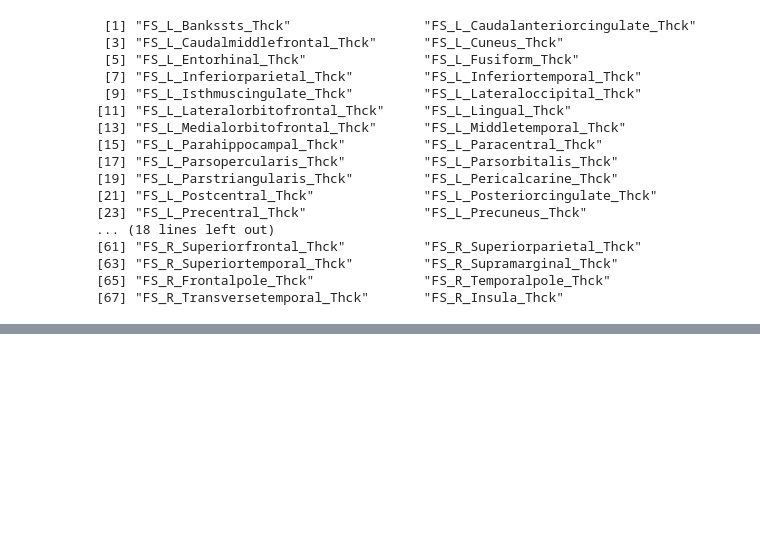
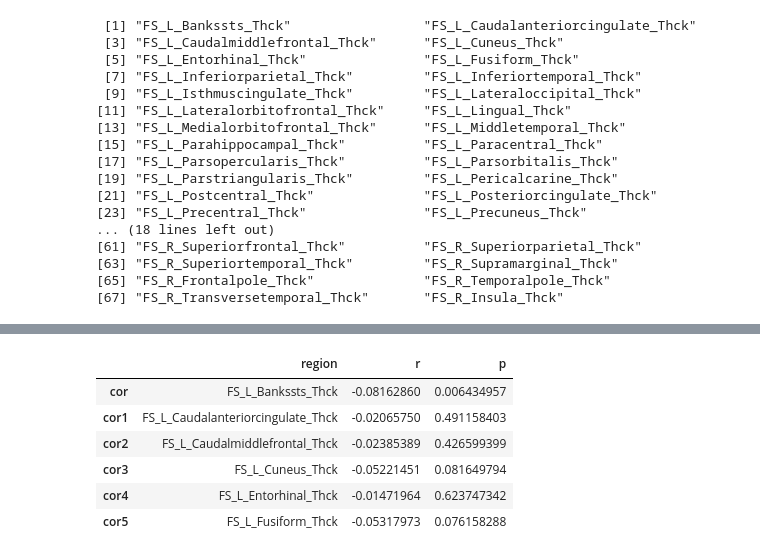
Before and after one commit to TU-Coding-Outreach-Group/cog_summer_workshops_2020, a Jupyter notebook: open-access-datasets/open_access_datasets.ipynb, the cells around one changed output, grey strips where cells are left out. Drawn from its saved outputs; the diff is of its cells as text; code cells hidden in the pictures; blank space fills up the shorter version.

```diff
--- a/open-access-datasets/open_access_datasets.ipynb
+++ b/open-access-datasets/open_access_datasets.ipynb
@@ -328,11 +308,12 @@ colnames(thick_data)[1:68]
 corr_results <- data.frame(region=character(0),
                           r=numeric(0),
                           p=numeric(0))
-#colnames(corr_results) <- c('region','r','p')
 
 for (roi in colnames(thick_data)[1:68]){
     temp_result <- cor.test(psqi_thick_data$PSQI_Bathroom, psqi_thick_data[[roi]])
-    temp_df <- c(roi, temp_result$estimate, temp_result$p.value)
+    temp_df <- data.frame(region=roi, r=temp_result$estimate, p=temp_result$p.value)
     corr_results <- rbind(corr_results, temp_df)
 }
+
+head(corr_results)
 # %% [output]
@@ -355,0 +320,7 @@ Warning message in `[<-.factor`(`*tmp*`, ri, value = "FS_L_Caudalanteriorcingula
+|  | region | r | p |
+| cor | FS_L_Bankssts_Thck | -0.08162860 | 0.006434957 |
+| cor1 | FS_L_Caudalanteriorcingulate_Thck | -0.02065750 | 0.491158403 |
+| cor2 | FS_L_Caudalmiddlefrontal_Thck | -0.02385389 | 0.426599399 |
+| cor3 | FS_L_Cuneus_Thck | -0.05221451 | 0.081649794 |
+| cor4 | FS_L_Entorhinal_Thck | -0.01471964 | 0.623747342 |
+| cor5 | FS_L_Fusiform_Thck | -0.05317973 | 0.076158288 |
```
Also changed, not shown: parts of 12 cells of this notebook.
